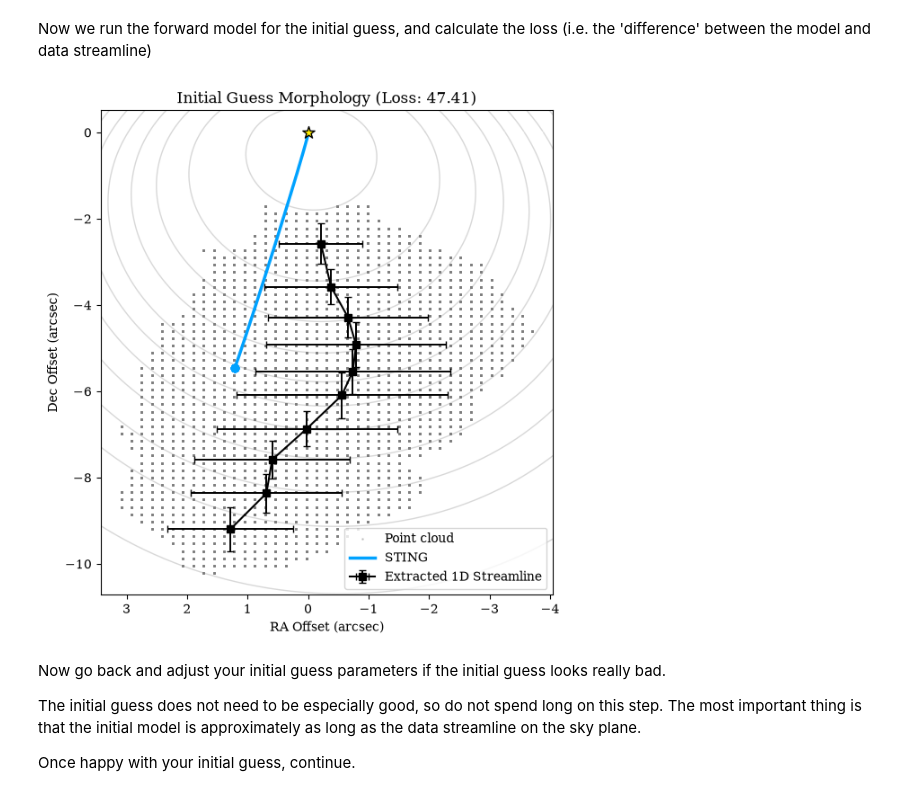
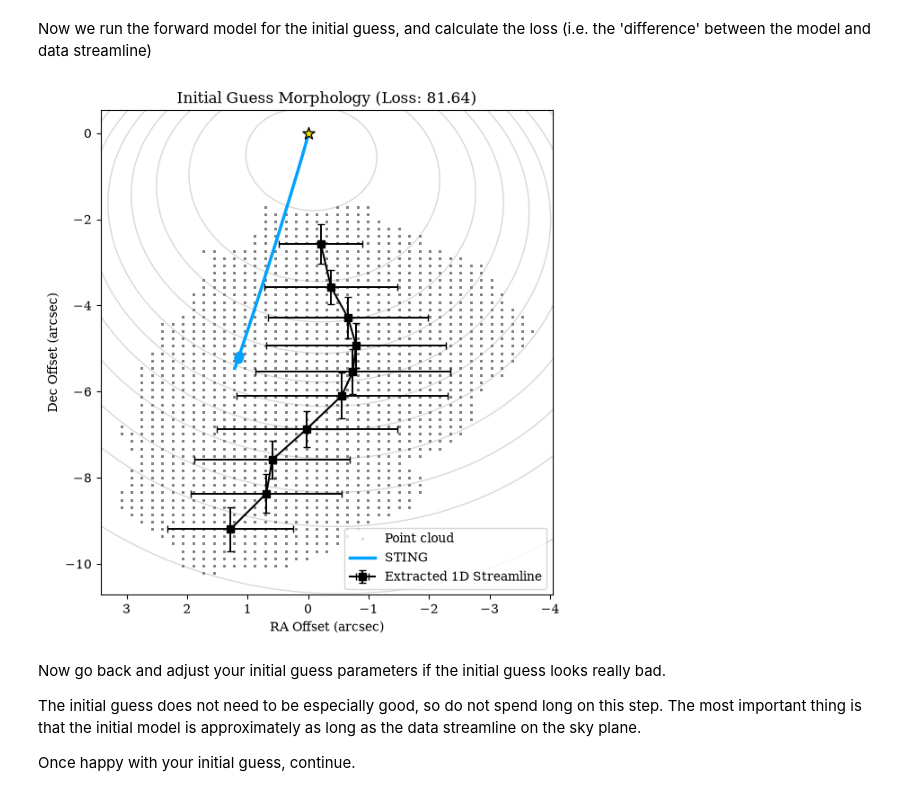
Before and after one commit to Lauren4476/sting, a Jupyter notebook: examples/sting_example_run.ipynb, the cells around one changed output. Drawn from its saved outputs; the diff is of its cells as text; code cells hidden in the pictures.

```diff
--- a/examples/sting_example_run.ipynb
+++ b/examples/sting_example_run.ipynb
@@ -5,13 +5,14 @@ from astropy.io import fits
 from astropy.wcs import WCS
 from astropy.coordinates import SkyCoord, FK5
 from spectral_cube import SpectralCube
-from sting import extract_streamline, gradient_descent, outputs
+from sting import extract_streamline, gradient_descent, outputs, stream_lines_grad
 import importlib
 import os
 import numpy as np
 import jax
 jax.config.update("jax_enable_x64", True)
 import jax.numpy as jnp
+importlib.reload(stream_lines_grad)
 importlib.reload(extract_streamline)
 importlib.reload(gradient_descent)
 importlib.reload(outputs)
@@ -24,7 +25,8 @@ v_lsr = 7.5 #km/s
 save_folder = "sting_results"
 cubefile = "data/example_streamer_cluster_data.fits"
 loss_method = 1  # 0: RA/Dec/velocity, 1: projected radius/angle/velocity
-matching_method = 'continuous'  # fixed intensity-weighted metric bins + continuous radius matching
+matching_method = 'integrated'  # likelihood of each metric bin integrated along the whole model curve
+# other options: 'integrated_point_cloud', 'continuous', 'continuous_point_cloud', 'legacy'
 matching_iterations = gradient_descent.MATCHING_ITERATIONS
 # %% [markdown]
 ## 1. Prepare 1D streamer emission from cube
@@ -104,41 +106,39 @@ initial_guess = gradient_descent.evaluate_initial_guess(
     streamer.data,
     streamer.uncertainties,
     distance,
     n_elements=n_points,
     loss_method=loss_method,
     matching_method=matching_method,
     matching_iterations=matching_iterations,
 )
 
-# evaluate_initial_guess returns fixed-length model arrays, including zero padding below r_low.
-# Recover the model validity mask and remove those padded samples before plotting.
-_, _, _, initial_model_valid, initial_model_err = gradient_descent.forward_model(
-    initial_guess.model_params, distance
+# Model curve sampled the same way as the matching method uses it, with any padding samples removed
+initial_ra_model, initial_dec_model, _, initial_model_valid = gradient_descent.model_curve(
+    initial_guess.model_params, distance, matching_method
 )
-initial_model_err.throw()
 initial_model_valid = np.asarray(initial_model_valid, dtype=bool)
-initial_ra_model = np.asarray(initial_guess.ra_model)[initial_model_valid]
-initial_dec_model = np.asarray(initial_guess.dec_model)[initial_model_valid]
+initial_ra_model = np.asarray(initial_ra_model)[initial_model_valid]
+initial_dec_model = np.asarray(initial_dec_model)[initial_model_valid]
 
 # Morphology plot of the initial guess
 partitions = extract_streamline.get_metric_partitions(streamer.pc_coords, n_elements=n_points)
 metric_boundaries, _ = extract_streamline.sample_metric_boundaries(streamer.pc_coords, partitions)
 
 outputs.plot_morphology(
     streamer=streamer,
     ra_model=initial_ra_model,
     dec_model=initial_dec_model,
     ra_model_interp=initial_guess.ra_model_interp,
     dec_model_interp=initial_guess.dec_model_interp,
     valid=initial_guess.valid,
     metric_boundaries=metric_boundaries,
     save_folder=save_folder,
     save_name='initial_guess_morphology',
     show=True,
     title=f"Initial Guess Morphology (Loss: {initial_guess.chi2_total:.2f})",
 )
 # %% [output]
-[figure, old version]
+[figure, new version]
 # %% [markdown]
 Now go back and adjust your initial guess parameters if the initial guess looks really bad.
 
```
Also changed, not shown: parts of 8 cells of this notebook, 9 other files.
